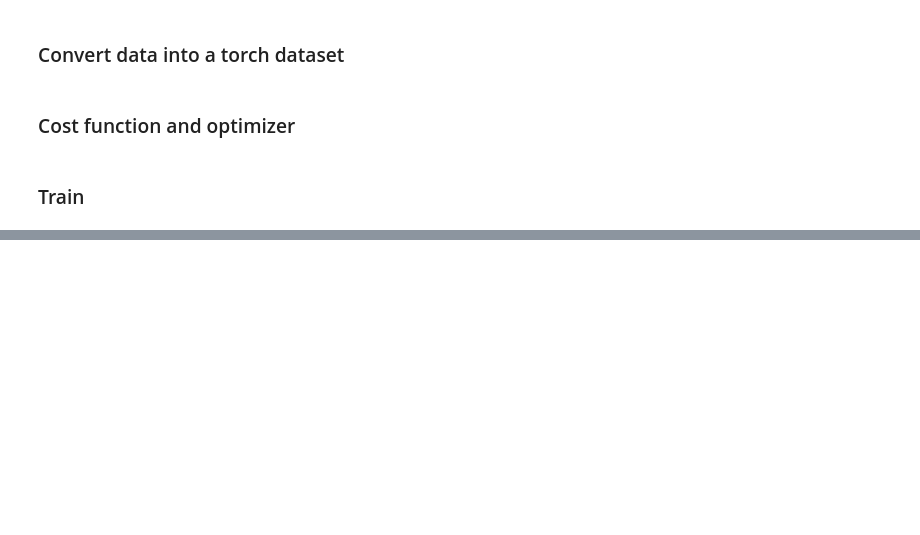
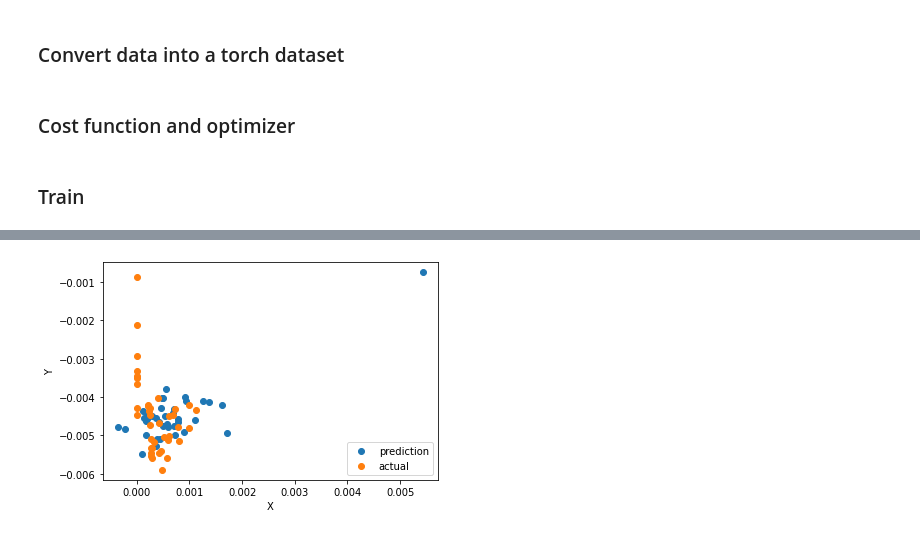
Before and after one commit to mohsafwat23/Pure-Inertial-Odometry-, a Jupyter notebook: trainNNPyTorch.ipynb, the cells around one changed output, grey strips where cells are left out. Drawn from its saved outputs; the diff is of its cells as text; code cells hidden in the pictures; blank space fills up the shorter version.

```diff
--- a/trainNNPyTorch.ipynb
+++ b/trainNNPyTorch.ipynb
@@ -115,0 +185,21 @@ tensor(3.1844e-08, grad_fn=<MseLossBackward>)
+# %%
+predicted = saved_model(tensor_Xtest.float()).detach()
+predictedV = saved_model(tensor_Xtest.float()).detach()
+XpredV = predictedV.detach().numpy()[:,0]
+YpredV = predictedV.detach().numpy()[:,1]
+XpredV = predictedV.detach().numpy()[:,0]
+YpredV = predictedV.detach().numpy()[:,1]
+
+
+#print(len(XpredV), len(YpredV), len(X))
+#XrealV = tensor_Ytest.float().detach().numpy()[:,0]
+#YrealV = tensor_Ytest.float().detach().numpy()[:,1]
+pred = plt.scatter(XpredV, YpredV)
+act = plt.scatter(XrealV, YrealV)
+plt.legend((pred, act), ('prediction', 'actual'))
+#plt.plot(tensor_Xtrain.float().detach().numpy()[:100] , predicted[:100] , "red")
+plt.xlabel("X")
+plt.ylabel("Y")
+plt.show()
+# %% [output]
+[figure, added]
```
Also changed, not shown: parts of 14 cells of this notebook, 2 other files.
